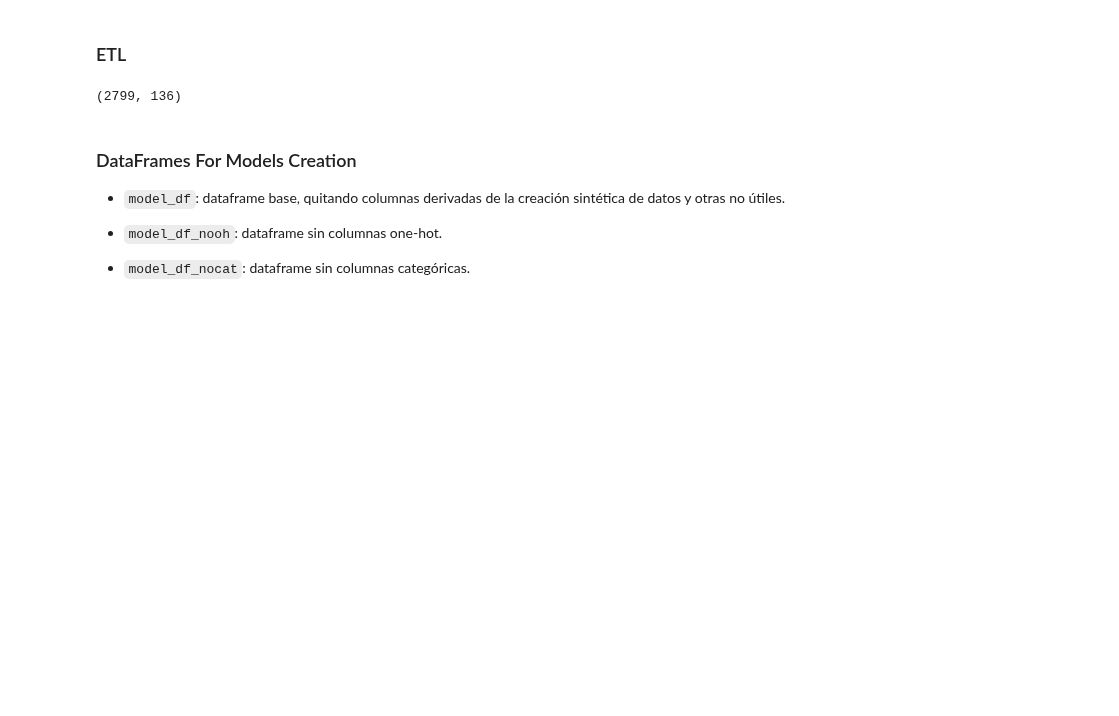
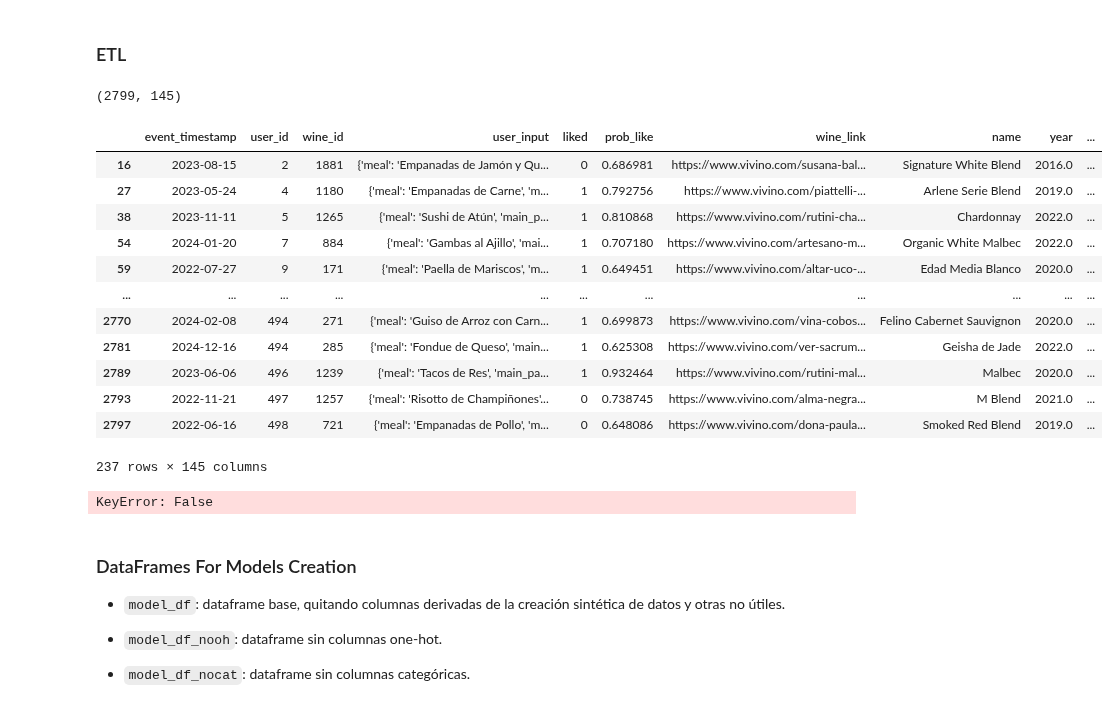
Before and after one commit to Tino27Gut/WineRecommendation, a Jupyter notebook: src/models/models_draft.ipynb, the cells around one changed output. Cells and saved outputs as stored; diff of their text form; code cells hidden in the pictures; blank space fills up the shorter version.

Commit message:
Avance ETL para KNN

```diff
--- a/src/models/models_draft.ipynb
+++ b/src/models/models_draft.ipynb
@@ -90,9 +95,11 @@ for taste in taste_list:
     recommend_df["user_" + taste + "_min"] = recommend_df["user_input"].apply(lambda x: x["tastes"][taste][0])
     recommend_df["user_" + taste + "_max"] = recommend_df["user_input"].apply(lambda x: x["tastes"][taste][1])
 
-# Agrega los precios máximos y mínimos definidos por el usuario
-recommend_df["precio_min"] = recommend_df["user_input"].apply(lambda x: x["precio_min"])
-recommend_df["precio_max"] = recommend_df["user_input"].apply(lambda x: x["precio_max"])
+# Agrega los precios máximos y mínimos, rango y distancia del precio al rango
+recommend_df["price_min"] = recommend_df["user_input"].apply(lambda x: x["precio_min"])
+recommend_df["price_max"] = recommend_df["user_input"].apply(lambda x: x["precio_max"])
+recommend_df["price_range"] = recommend_df["price_max"] - recommend_df["price_min"]
+#recommend_df["price_range_dif"] = recommend_df["price"] / (recommend_df["price_range"] if recommend_df["price_range"] != 0 else 1)
 
 # Generación de variables tipo distancia para KNN
 for taste in taste_list:
@@ -100,7 +107,7 @@ for taste in taste_list:
     recommend_df["user_" + taste + "_range"] = (recommend_df["user_" + taste + "_max"] - recommend_df["user_" + taste + "_min"])
 
     # TODO:
-        # 1. terminar de hacer feature engineering para obtener distancias.
+        # 1. terminar de hacer feature engineering para obtener distancias. -> Me quedé en como poner la distancia al precio (rango?)
         # 2. Estandarizar datos y entrenar modelo KNN en pipeline (ver si hace sentido over/under sampling)
         # 3. Explorar la validación por grupos (GroupKFold)
         # 4. Entrenar y testear modelo
@@ -108,7 +115,48 @@ for taste in taste_list:
 
 recommend_df.shape
 # %% [output]
-(2799, 136)
+(2799, 145)
+# %%
+recommend_df[recommend_df["price_max"].isna()]
+# %% [output]
+|  | event_timestamp | user_id | wine_id | user_input | liked | prob_like | wine_link | name | year | ... |
+| 16 | 2023-08-15 | 2 | 1881 | {'meal': 'Empanadas de Jamón y Qu... | 0 | 0.686981 | https://www.vivino.com/susana-bal... | Signature White Blend | 2016.0 | ... |
+| 27 | 2023-05-24 | 4 | 1180 | {'meal': 'Empanadas de Carne', 'm... | 1 | 0.792756 | https://www.vivino.com/piattelli-... | Arlene Serie Blend | 2019.0 | ... |
+| 38 | 2023-11-11 | 5 | 1265 | {'meal': 'Sushi de Atún', 'main_p... | 1 | 0.810868 | https://www.vivino.com/rutini-cha... | Chardonnay | 2022.0 | ... |
+| 54 | 2024-01-20 | 7 | 884 | {'meal': 'Gambas al Ajillo', 'mai... | 1 | 0.707180 | https://www.vivino.com/artesano-m... | Organic White Malbec | 2022.0 | ... |
+| 59 | 2022-07-27 | 9 | 171 | {'meal': 'Paella de Mariscos', 'm... | 1 | 0.649451 | https://www.vivino.com/altar-uco-... | Edad Media Blanco | 2020.0 | ... |
+| ... | ... | ... | ... | ... | ... | ... | ... | ... | ... | ... |
+| 2770 | 2024-02-08 | 494 | 271 | {'meal': 'Guiso de Arroz con Carn... | 1 | 0.699873 | https://www.vivino.com/vina-cobos... | Felino Cabernet Sauvignon | 2020.0 | ... |
+| 2781 | 2024-12-16 | 494 | 285 | {'meal': 'Fondue de Queso', 'main... | 1 | 0.625308 | https://www.vivino.com/ver-sacrum... | Geisha de Jade | 2022.0 | ... |
+| 2789 | 2023-06-06 | 496 | 1239 | {'meal': 'Tacos de Res', 'main_pa... | 1 | 0.932464 | https://www.vivino.com/rutini-mal... | Malbec | 2020.0 | ... |
+| 2793 | 2022-11-21 | 497 | 1257 | {'meal': 'Risotto de Champiñones'... | 0 | 0.738745 | https://www.vivino.com/alma-negra... | M Blend | 2021.0 | ... |
+| 2797 | 2022-06-16 | 498 | 721 | {'meal': 'Empanadas de Pollo', 'm... | 0 | 0.648086 | https://www.vivino.com/dona-paula... | Smoked Red Blend | 2019.0 | ... |
+237 rows × 145 columns
+# %%
+price_subset = recommend_df[recommend_df["liked"]==1][["price", "precio_min", "precio_max"]]
+price_subset = price_subset[price_subset["precio_max"] is None]
+price_subset["price_dif"] = (price_subset["price"] - price_subset["precio_min"]) / (price_subset["precio_max"] - price_subset["precio_min"])
+#price_subset["price_dif"] = (price_subset["price"] - price_subset["precio_min"]) / price_subset["precio_min"]
+ax = sns.histplot(price_subset, x="price_dif", kde=True, bins=40)
+
+# Extrae los bins reales usados por seaborn (a través de los patches de matplotlib)
+bin_edges = [patch.get_x() for patch in ax.patches]
+# Agrega el borde derecho del último bin
+bin_edges.append(ax.patches[-1].get_x() + ax.patches[-1].get_width())
+
+# Crea etiquetas
+xtick_labels = [f"{round(right,2)}" for right in bin_edges[1:]]
+xtick_positions = [(left + right) / 2 for left, right in zip(bin_edges[:-1], bin_edges[1:])]
+
+# Aplica los ticks personalizados
+plt.xticks(xtick_positions, xtick_labels, rotation=90)
+plt.tight_layout()
+plt.xlabel("Intervalos")
+plt.ylabel("Frecuencia")
+plt.title("Histograma con labels de bins")
+plt.show()
+# %% [output]
+KeyError: False
 # %% [markdown]
 ### DataFrames For Models Creation
 
```
Also changed, not shown: parts of 1 cell of this notebook.
